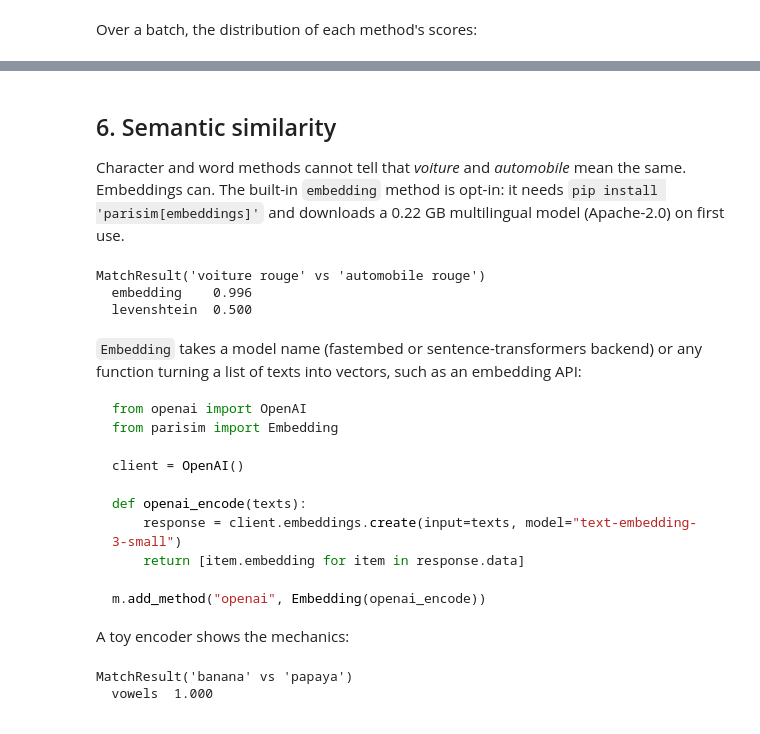
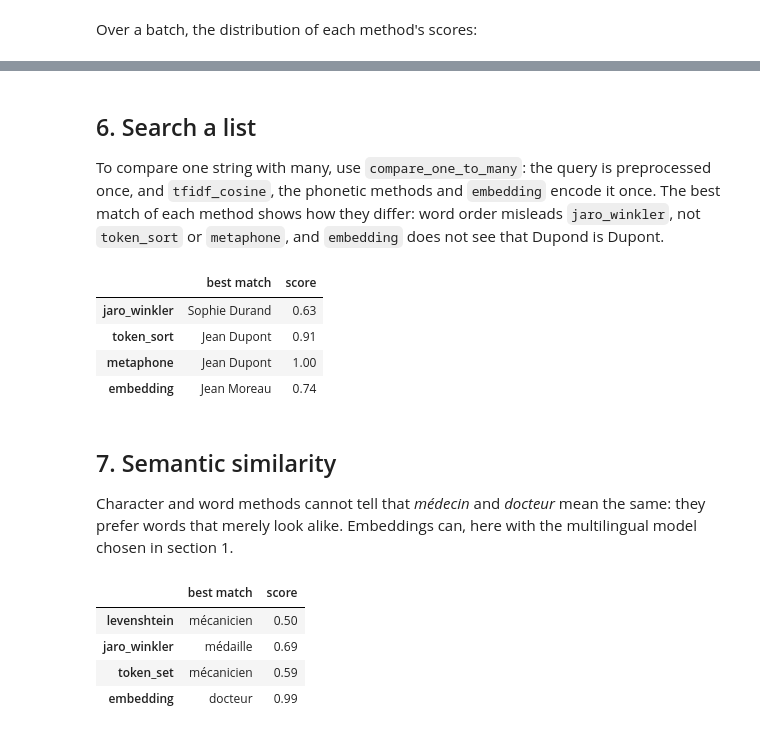
Before and after one commit to berangerthomas/PARISIM, a Jupyter notebook: examples/demo.ipynb, the cells around one changed output, grey strips where cells are left out. Saved outputs shown, nothing was run; the diff lists cells and outputs as text; code cells hidden in the pictures.

````diff
--- a/examples/demo.ipynb
+++ b/examples/demo.ipynb
@@ -145,42 +159,40 @@ batch.plot();
 # %% [markdown]
-## 6. Semantic similarity
+## 6. Search a list
 
-Character and word methods cannot tell that *voiture* and *automobile* mean the same. Embeddings can. The built-in `embedding` method is opt-in: it needs `pip install 'parisim[embeddings]'` and downloads a 0.22 GB multilingual model (Apache-2.0) on first use.
+To compare one string with many, use `compare_one_to_many`: the query is preprocessed once, and `tfidf_cosine`, the phonetic methods and `embedding` encode it once. The best match of each method shows how they differ: word order misleads `jaro_winkler`, not `token_sort` or `metaphone`, and `embedding` does not see that Dupond is Dupont.
 # %%
-Matcher(["levenshtein", "embedding"]).compare("voiture rouge", "automobile rouge")
+def best_matches(matcher, query, candidates):
+    found = matcher.compare_one_to_many(query, candidates).to_pandas()
+    found = found.set_index("str2").drop(columns="str1")
+    return pd.DataFrame({"best match": found.idxmax(), "score": found.max().round(2)})
+
+
+first_names = ["Jean", "Marie", "Pierre", "Sophie", "Louis", "Camille", "Paul", "Julie"]
+last_names = ["Dupont", "Durand", "Martin", "Bernard", "Dubois", "Moreau", "Petit"]
+names = [f"{first} {last}" for first in first_names for last in last_names]
+
+search = Matcher(["jaro_winkler", "token_sort", "metaphone"], preprocess=normalize)
+search.add_method("embedding", multilingual)
+best_matches(search, "Dupond Jean", names)
 # %% [output]
-MatchResult('voiture rouge' vs 'automobile rouge')
-  embedding    0.996
-  levenshtein  0.500
+|  | best match | score |
+| jaro_winkler | Sophie Durand | 0.63 |
+| token_sort | Jean Dupont | 0.91 |
+| metaphone | Jean Dupont | 1.00 |
+| embedding | Jean Moreau | 0.74 |
 # %% [markdown]
-`Embedding` takes a model name (fastembed or sentence-transformers backend) or any function turning a list of texts into vectors, such as an embedding API:
+## 7. Semantic similarity
 
-```python
-from openai import OpenAI
-from parisim import Embedding
-
-client = OpenAI()
-
-def openai_encode(texts):
-    response = client.embeddings.create(input=texts, model="text-embedding-3-small")
-    return [item.embedding for item in response.data]
-
-m.add_method("openai", Embedding(openai_encode))
-```
-
-A toy encoder shows the mechanics:
+Character and word methods cannot tell that *médecin* and *docteur* mean the same: they prefer words that merely look alike. Embeddings can, here with the multilingual model chosen in section 1.
 # %%
-from parisim import Embedding
-
-
-def count_vowels(texts):
-    return [[text.count(vowel) for vowel in "aeiou"] for text in texts]
-
-
-toy = Matcher(methods=[])
-toy.add_method("vowels", Embedding(count_vowels))
-toy.compare("banana", "papaya")
+jobs = ["docteur", "médaille", "mécanicien", "infirmier", "boulanger"]
+semantic = Matcher(["levenshtein", "jaro_winkler", "token_set"])
+semantic.add_method("embedding", multilingual)
+best_matches(semantic, "médecin", jobs)
 # %% [output]
-MatchResult('banana' vs 'papaya')
-  vowels  1.000
+|  | best match | score |
+| levenshtein | mécanicien | 0.50 |
+| jaro_winkler | médaille | 0.69 |
+| token_set | mécanicien | 0.59 |
+| embedding | docteur | 0.99 |
 # %% [markdown]
````
Also changed, not shown: parts of 19 cells of this notebook, 10 other files.
